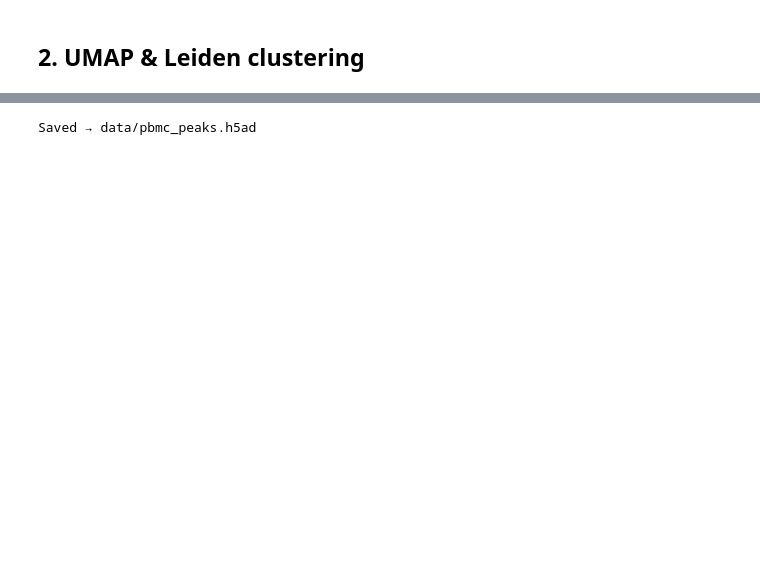
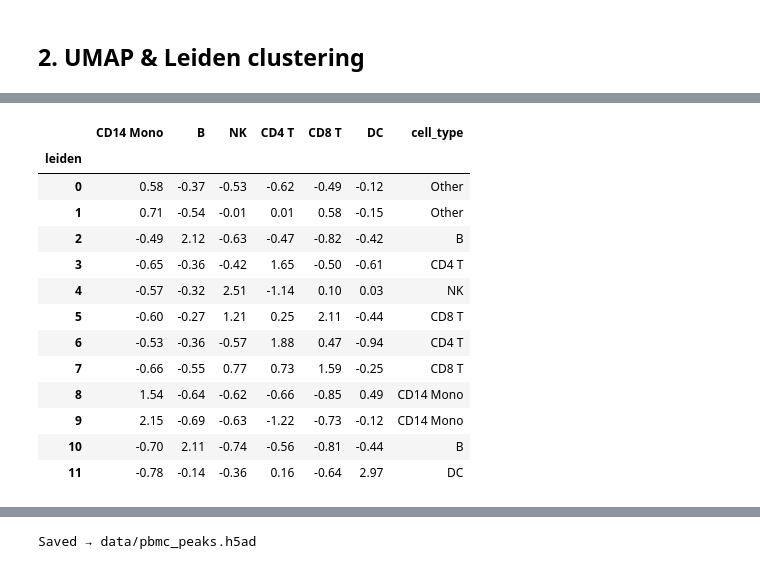
Before and after one commit to Soldatov-Lab/gatac-notebooks, a Jupyter notebook: 02_embedding_peak_calling.ipynb, the cells around one changed output, grey strips where cells are left out. Cells and saved outputs as stored; diff of their text form; code cells hidden in the pictures; blank space fills up the shorter version.

```diff
--- a/02_embedding_peak_calling.ipynb
+++ b/02_embedding_peak_calling.ipynb
@@ -46,0 +95,24 @@ sc.pl.umap(adata, color="leiden",
+# %%
+for name, genes in MARKERS.items():
+    sc.tl.score_genes(gene_adata, genes, score_name=name, random_state=0)
+scores = gene_adata.obs.groupby("leiden", observed=True)[list(MARKERS)].mean()
+z = (scores - scores.mean()) / scores.std()
+labels = z.idxmax(axis=1).where(z.max(axis=1) > 0.75, "Other")
+
+adata.obs["cell_type"] = pd.Categorical(adata.obs["leiden"].map(labels))
+z.round(2).assign(cell_type=labels)
+# %% [output]
+|  | CD14 Mono | B | NK | CD4 T | CD8 T | DC | cell_type |
+| leiden |  |  |  |  |  |  |  |
+| 0 | 0.58 | -0.37 | -0.53 | -0.62 | -0.49 | -0.12 | Other |
+| 1 | 0.71 | -0.54 | -0.01 | 0.01 | 0.58 | -0.15 | Other |
+| 2 | -0.49 | 2.12 | -0.63 | -0.47 | -0.82 | -0.42 | B |
+| 3 | -0.65 | -0.36 | -0.42 | 1.65 | -0.50 | -0.61 | CD4 T |
+| 4 | -0.57 | -0.32 | 2.51 | -1.14 | 0.10 | 0.03 | NK |
+| 5 | -0.60 | -0.27 | 1.21 | 0.25 | 2.11 | -0.44 | CD8 T |
+| 6 | -0.53 | -0.36 | -0.57 | 1.88 | 0.47 | -0.94 | CD4 T |
+| 7 | -0.66 | -0.55 | 0.77 | 0.73 | 1.59 | -0.25 | CD8 T |
+| 8 | 1.54 | -0.64 | -0.62 | -0.66 | -0.85 | 0.49 | CD14 Mono |
+| 9 | 2.15 | -0.69 | -0.63 | -1.22 | -0.73 | -0.12 | CD14 Mono |
+| 10 | -0.70 | 2.11 | -0.74 | -0.56 | -0.81 | -0.44 | B |
+| 11 | -0.78 | -0.14 | -0.36 | 0.16 | -0.64 | 2.97 | DC |
```
Also changed, not shown: parts of 16 cells of this notebook.
